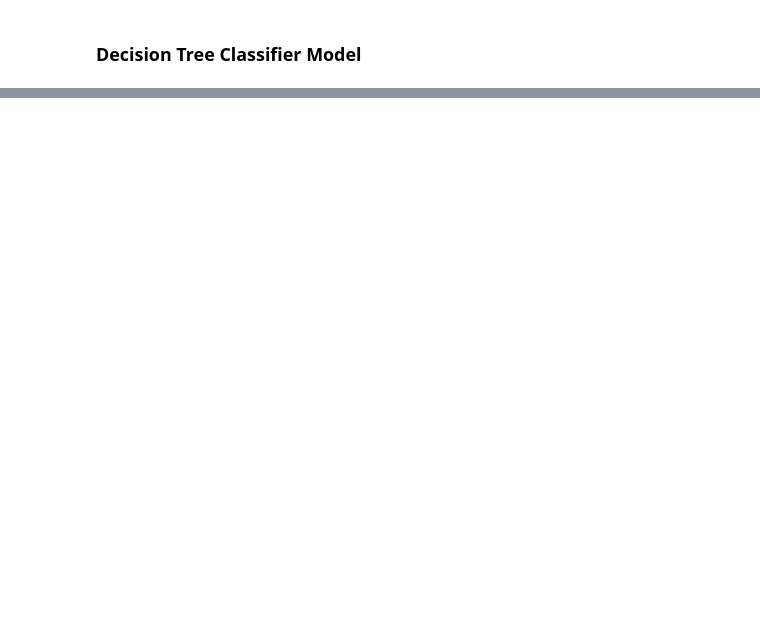
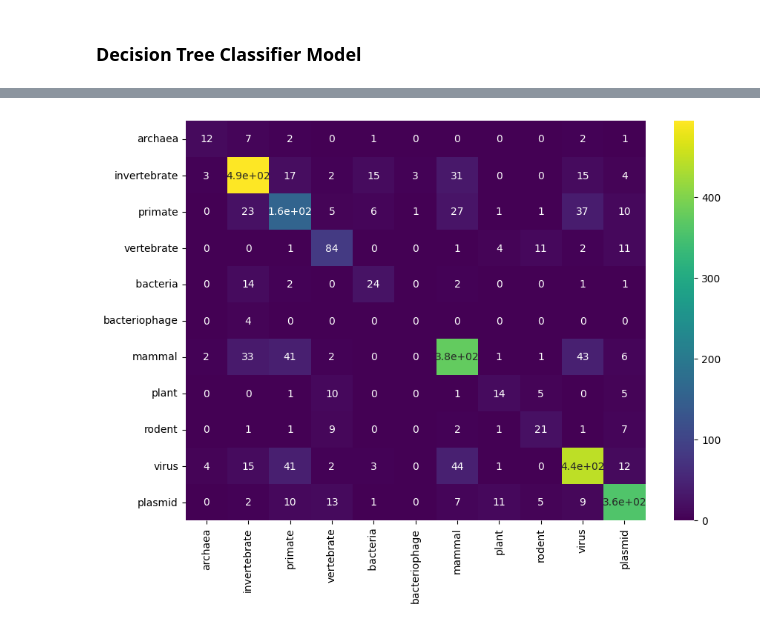
Before and after one commit to bryancastillo10/Machine-Learning-Projects, a Jupyter notebook: 03_Classification/ML_codon_kingdom_prediction.ipynb, the cells around one changed output, grey strips where cells are left out. Cells and saved outputs as stored; diff of their text form; code cells hidden in the pictures; blank space fills up the shorter version.

```diff
--- a/03_Classification/ML_codon_kingdom_prediction.ipynb
+++ b/03_Classification/ML_codon_kingdom_prediction.ipynb
@@ -221,10 +209,10 @@ Number of Incorrect Prediction: 256
 DNA_Types = []
 
 for item in y_test.unique():
-    DNA_Types.append(K_names2[item])
+    DNA_Types.append(Kingdoms[item])
 
 for item in y_pred:
-    DNA_Types.append(K_names2[item])
+    DNA_Types.append(Kingdoms[item])
 
 DNA_Types = list(set(DNA_Types))
 
@@ -296,20 +284,22 @@ Number of Incorrect Prediction: 602
 # %%
 DNA_Types = []
 
 for item in y_test.unique():
-    DNA_Types.append(K_names2[item])
+    DNA_Types.append(Kingdoms[item])
 
 for item in y_pred:
-    DNA_Types.append(K_names2[item])
+    DNA_Types.append(Kingdoms[item])
 
 DNA_Types = list(set(DNA_Types))
 
 dt_array = confusion_matrix(y_test, y_pred)
 df_dt_confusion = pd.DataFrame(dt_array,
     index = [i for i in DNA_Types],
     columns = [i for i in DNA_Types]
 )
 
 plt.figure(figsize = (10,7))
 sns.heatmap(df_dt_confusion, annot=True, cmap='viridis')
 plt.show()
+# %% [output]
+[figure, added]
```
Also changed, not shown: parts of 11 cells of this notebook, 1 other file.
